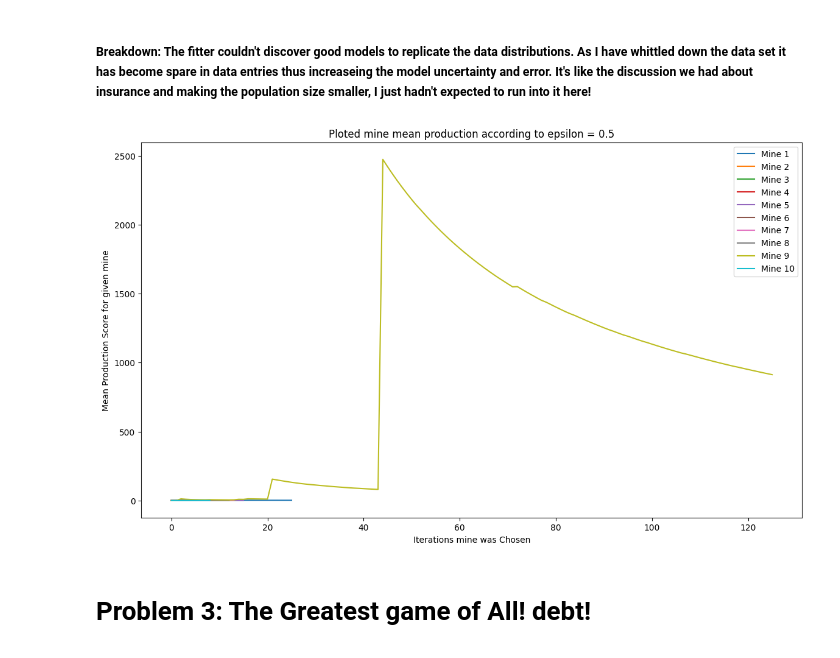
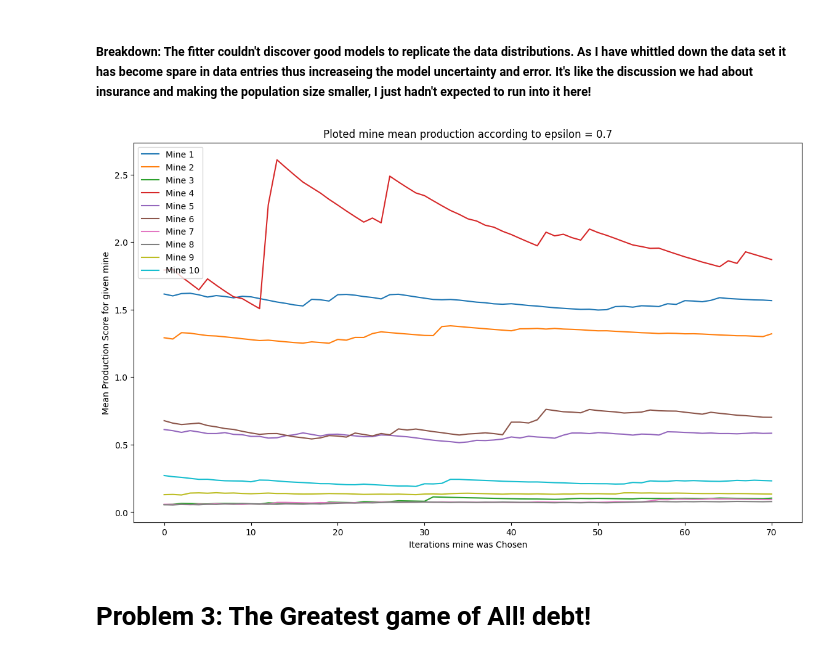
Before and after one commit to TrueDisciple/FianlUncertain, a Jupyter notebook: FinalOlympics.ipynb, the cells around one changed output. Drawn from its saved outputs; the diff is of its cells as text; code cells hidden in the pictures.

```diff
--- a/FinalOlympics.ipynb
+++ b/FinalOlympics.ipynb
@@ -418,7 +418,8 @@ def runTeams():
         np.random.gamma(0.39019682458504895, scale=1.6533872843583985), #Rowing 6
         np.random.gamma(0.13958966752650553, scale=0.3515870918747629), #Shooting 7
         np.random.beta(0.5293087828337939, 113.66620224031217), #Boxing 8
-        np.random.pareto(0.5435154352716415), #XCSkiing 9
+        #np.random.pareto(0.5435154352716415), #XCSkiing 9 >> Way to volatile to be useable :( and Burr Broke
+        np.random.beta(0.6173740667197468, 4.8238161078034665), #XCSkiing 9
         np.random.gamma(0.25166399745472745, scale=1.0493386743397677) #Nordic Combined 10
     ]
     return teams
@@ -429,5 +426,11 @@ locationOfTrainers = [0,1] # Max of nine
+# %%
+seasons = 100
+teamsOlym = 10
+locationOfTrainers = [20,20] # Max of nine
+'''If you want results without the trainers then set the locked values to 1 to start'''
+locked = [0, 0] # Locked = 1
 # %%
-def epsilon_greedy(epsilon=.5, iterations=24, lock=False):
+def epsilon_greedy(epsilon=.7, iterations=100, lock=False):
     team_results = runTeams()
     # mine results used to find expected means
     team_prods = []
@@ -441,14 +444,23 @@ def epsilon_greedy(epsilon=.5, iterations=24, lock=False):
         team_prods.append([0])
         # Holds one mean for each mine
         expected_means.append(0)
-        # Holds the history of means
-        plot_means.append([0])
+        # Holds the history of means # Practically 0 I wanted to test how much means changed by but if it's 0 then the system breaks
+        plot_means.append([team_results[olyTmID]])
+
+    '''
+    When To drop?
+    After the 30 mark is when everything levels out if you want to see for yourself comment out the spot where the plot mean drops the first 30 entries :)
+    '''
+    for i in range(iterations):
+
+        '''
+        If you comment this you see where everything reached it's convergence
+        '''
+        if i == 31:
+            for en in range(len(plot_means)):
+                plot_means[en] = plot_means[en][30:]
 
 
-    for i in range(iterations):
-        # Explore options
-        # In this greedy model I have changed it so each month there are ten teams making data entries
-        # Because of this to make it more greedy the miners won't choose a random place to mine rather they stay at their site or move to the best based of the epsilon
         for teamInd in range(teamsOlym):
             '''
             I am making it so that the team that are using the facilities and trainers
@@ -456,38 +468,68 @@ def epsilon_greedy(epsilon=.5, iterations=24, lock=False):
             Otherwise they follow their normal trends
             '''
             if np.random.random() < epsilon:
+                chosen_team = teamInd
+                #Doesn't automatically give up the training but does give up the lock that it held. If they're lucky they can get it again but it will still remain unlocked
+                if teamInd in locationOfTrainers:
 
+                    if team_results[chosen_team] <= .05:
+                        team_results[chosen_team] = .2
+                    else:
+                        team_results[chosen_team] += team_results[chosen_team] * .2
+                    training = locationOfTrainers.index(teamInd)
+                    locked[training] = 0
+                #If there was an unlocked spot claim it for the next round
+                elif 0 in locked:
+                    training = locked.index(0)
+                    locationOfTrainers[training] = teamInd
+                    locked[training] = 1
+
+            else:
+                # Simply running itself without having any boost from the training
                 chosen_team = teamInd
-            else:
-                # This is the best performing mine location
-                chosen_team = expected_means.index(max(expected_means))
+                # Secure a lock for the worst performing team around
+                if 0 in locked:
+                    training = locked.index(0)
+                    worstTeam = expected_means.index(min(expected_means))
+                    locationOfTrainers[training] = worstTeam
+                    locked[training] = 1
 
             # Get the value generated by our selected performer
             team_reward = team_results[chosen_team]
             # Add it to the history of the performer results
             team_prods[chosen_team].append(team_reward)
             # Update mean
             chosen_mean = sum(team_prods[chosen_team][1:])/len(team_prods[chosen_team])
 
             expected_means[chosen_team] = chosen_mean
             plot_means[chosen_team].append(chosen_mean)
             # Get new values from our mines
             team_results = runTeams()
 
     # Plot our graphs
     plt.figure(figsize=(14, 8))
 
     for machine in range(len(expected_means)):
         plt.plot(range(len(plot_means[machine])),plot_means[machine], label=f"Mine {machine + 1}")
     plt.title(f"Ploted mine mean production according to epsilon = {epsilon}")
     plt.xlabel("Iterations mine was Chosen")
     plt.ylabel("Mean Production Score for given mine")
     plt.legend()
     plt.show()
 
+    '''Unfunctional'''
+    # percentGains = 0
+    # for avs in plot_means:
+    #     change = avs[-1] - avs[0]
+    #     percentchange = round((change*100)/avs[0],2)
+    #     percentGains += percentchange
+    #     print("Percent Changes For teams:", percentchange)
+    # print("Average Percent Change", percentchange/len(plot_means))
+
+
 epsilon_greedy()
 # %% [output]
-[figure, old version]
+[figure, new version]
 # %% [markdown]
 # Problem 3: The Greatest game of All! debt!
 # %% [markdown]
```
Also changed, not shown: parts of 1 cell of this notebook.
